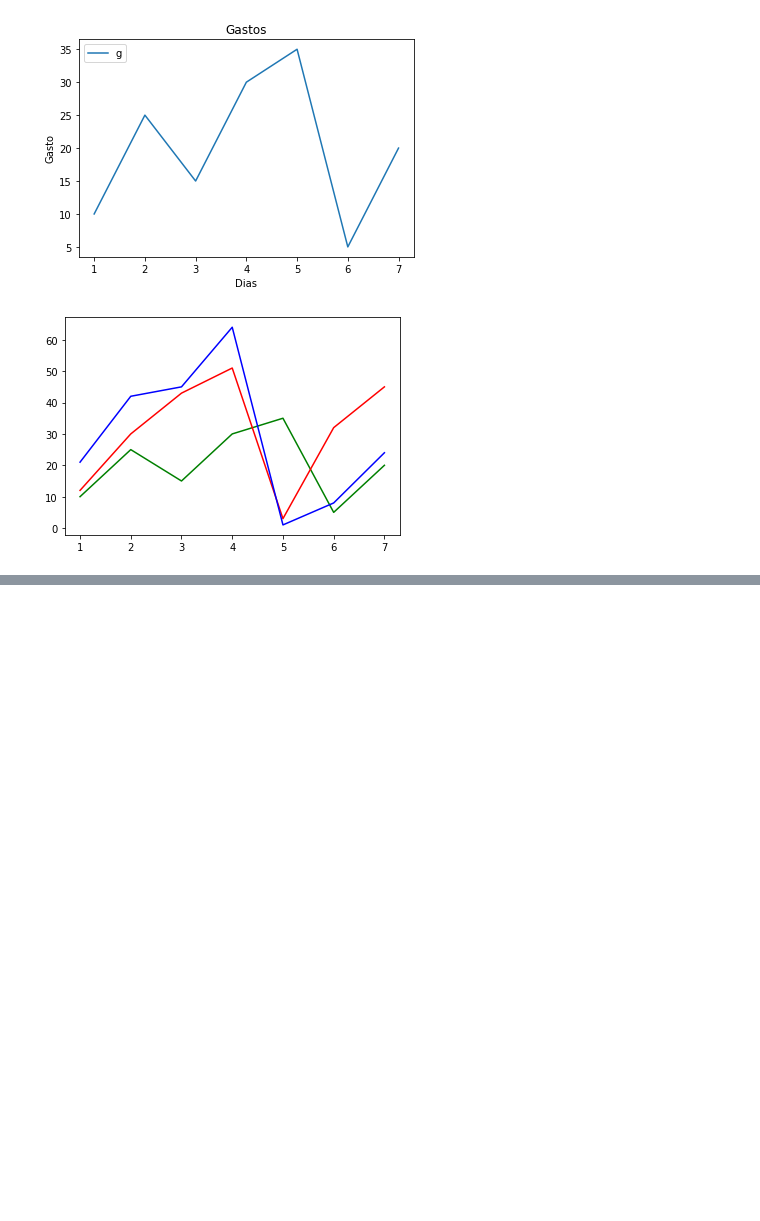
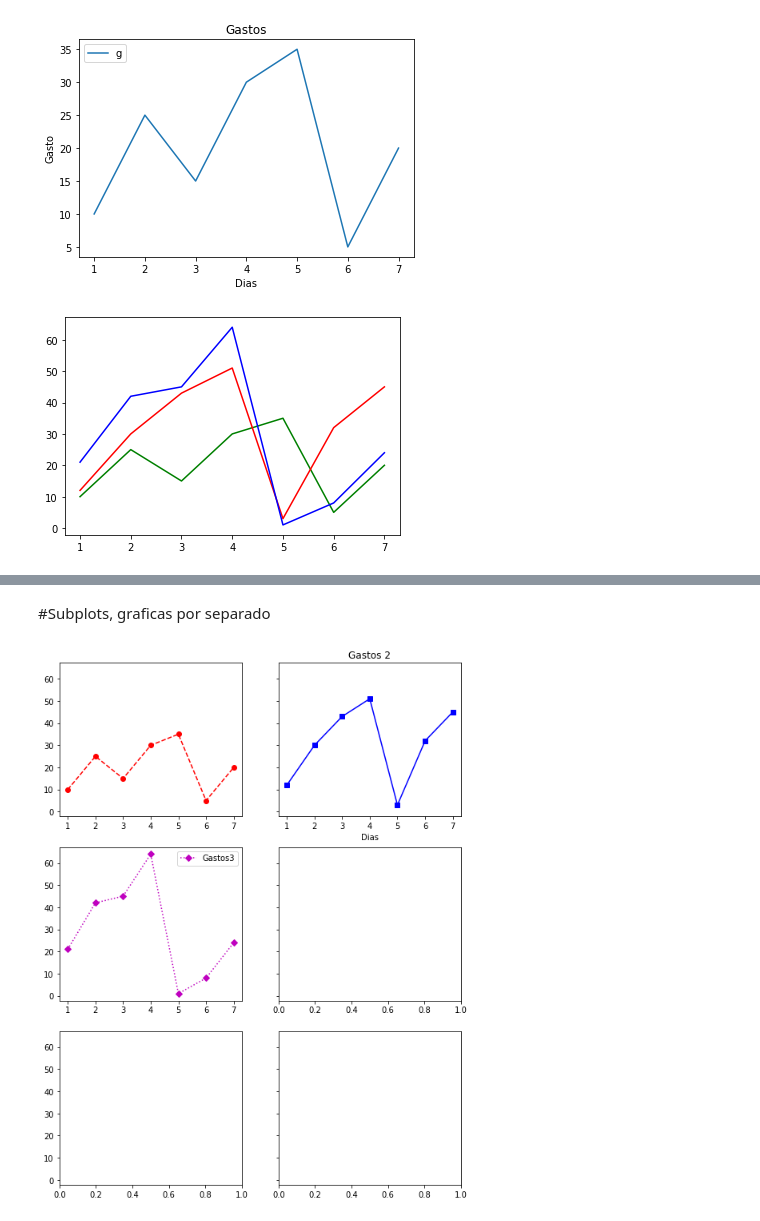
Before and after one commit to josecodetech/matplotlib, a Jupyter notebook: matplotlib.ipynb, the cells around one changed output, grey strips where cells are left out. Cells and saved outputs as stored; diff of their text form; code cells hidden in the pictures; blank space fills up the shorter version.

```diff
--- a/matplotlib.ipynb
+++ b/matplotlib.ipynb
@@ -69,0 +101,13 @@ plt.show()
+# %% [markdown]
+#Subplots, graficas por separado
+# %%
+fig, ax = plt.subplots(3,2,sharey=True,figsize=[9,12])
+ax[0][0].plot(dias,gasto,marker='o',color='r',linestyle='--',label='Gastos1')
+ax[0][1].plot(dias,gasto2,marker='s',color='b',linestyle='-',label='Gastos2')
+ax[1][0].plot(dias,gasto3,marker='D',color='m',linestyle='dotted',label='Gastos3')
+ax[0][1].set_title('Gastos 2')
+ax[1][0].legend()
+ax[0][1].set_xlabel('Dias')
+plt.show()
+# %% [output]
+[figure, added]
```
Also changed, not shown: parts of 4 cells of this notebook.
